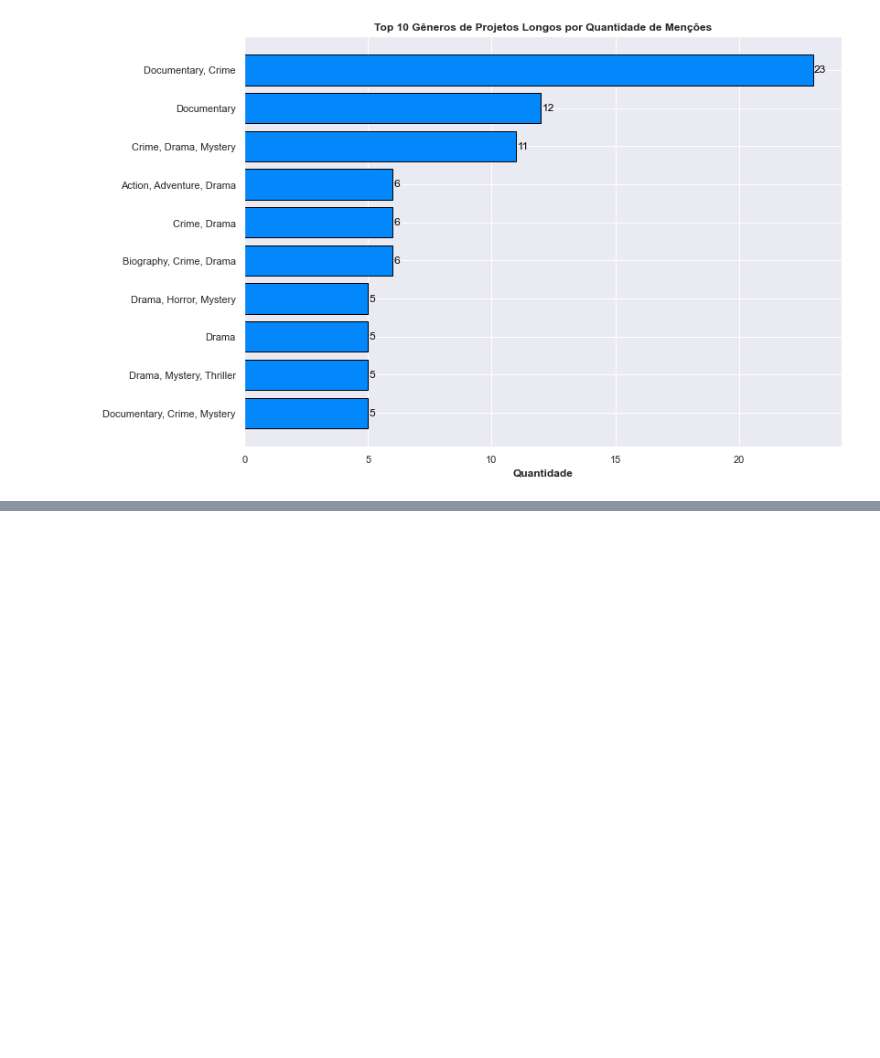
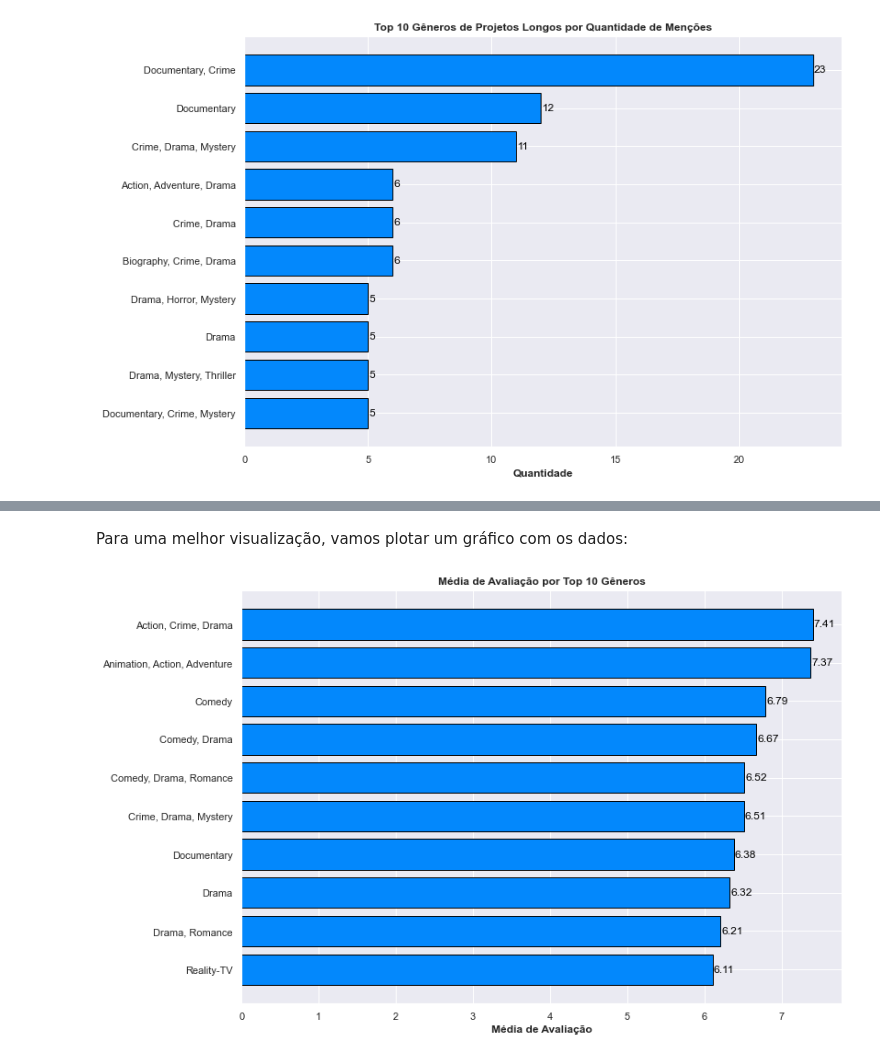
Before and after one commit to JoSEPHDev2022/netflix_movies_analise, a Jupyter notebook: analise.ipynb, the cells around one changed output, grey strips where cells are left out. Cells and saved outputs as stored; diff of their text form; code cells hidden in the pictures; blank space fills up the shorter version.

```diff
--- a/analise.ipynb
+++ b/analise.ipynb
@@ -1328,0 +1640,8 @@ plt.show()
+# %%
+# Dando unstack e reindexação no DataFrame:
+top_genres = top_genres.unstack().reset_index()
+top_genres = top_genres.drop('level_0', axis=1)
+top_genres = top_genres.rename(columns={0:'rating_mean'})
+
+# Visualizando:
+top_genres
@@ -1328,0 +1660,29 @@ plt.show()
+# %% [markdown]
+Para uma melhor visualização, vamos plotar um gráfico com os dados:
+# %%
+# Bar chart
+
+# Atribuindo dados para uma lista:
+genres = list(top_genres['genre'])
+ratings = list(top_genres['rating_mean'].sort_values(ascending=False))
+
+# Plotando:
+fig, ax = plt.subplots()
+
+hbars = ax.barh(
+    genres,
+    ratings,
+    align='center',
+    edgecolor='black',
+    color='#0388fc'
+    )
+
+ax.set_yticks(genres)
+ax.invert_yaxis()
+ax.set_xlabel('Média de Avaliação', fontsize=12, fontweight='bold')
+ax.set_title('Média de Avaliação por Top 10 Gêneros', fontsize=12, fontweight='bold')
+ax.bar_label(hbars, fmt='%.2f', fontsize=12, color='#000000', padding=1)
+
+plt.show()
+# %% [output]
+[figure, added]
```
Also changed, not shown: parts of 67 cells of this notebook.
